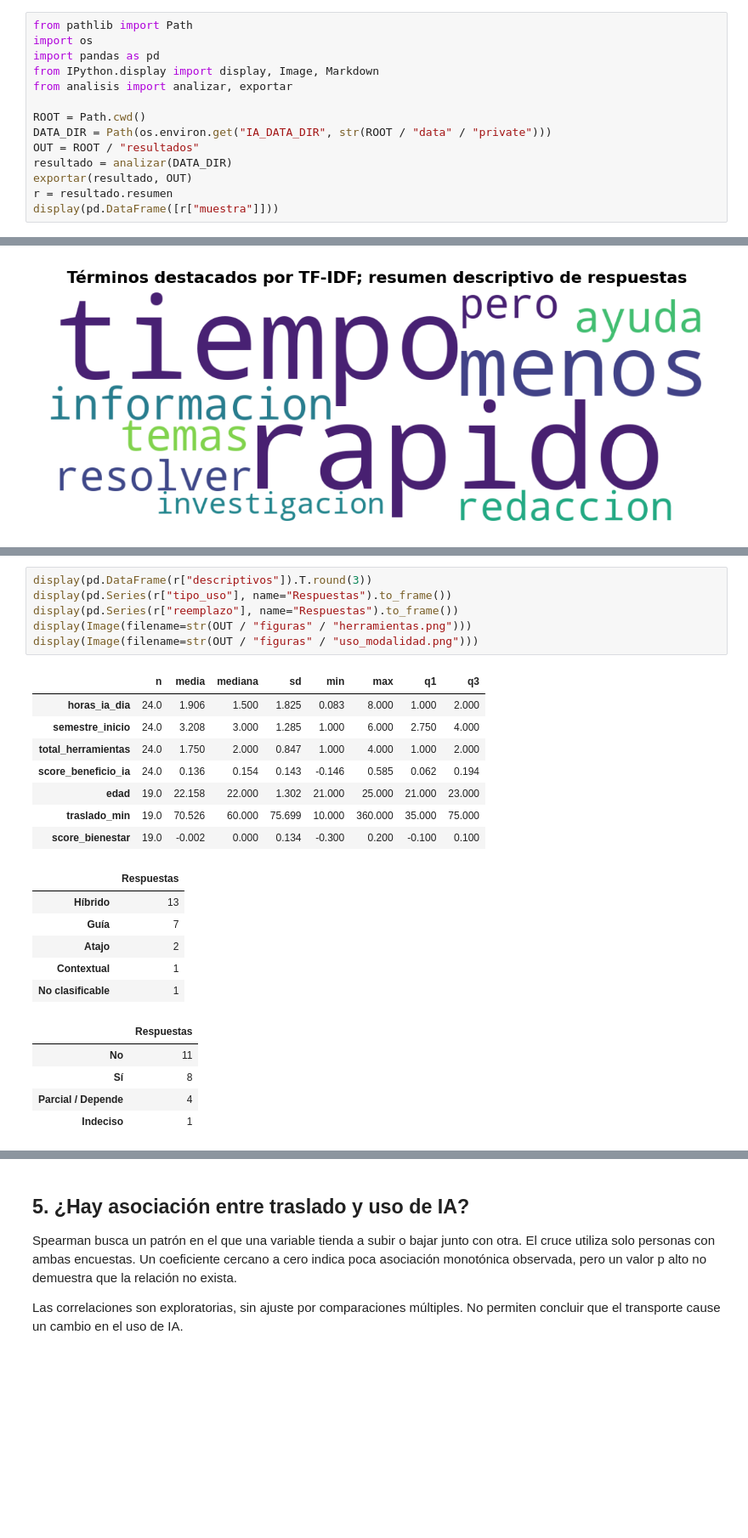
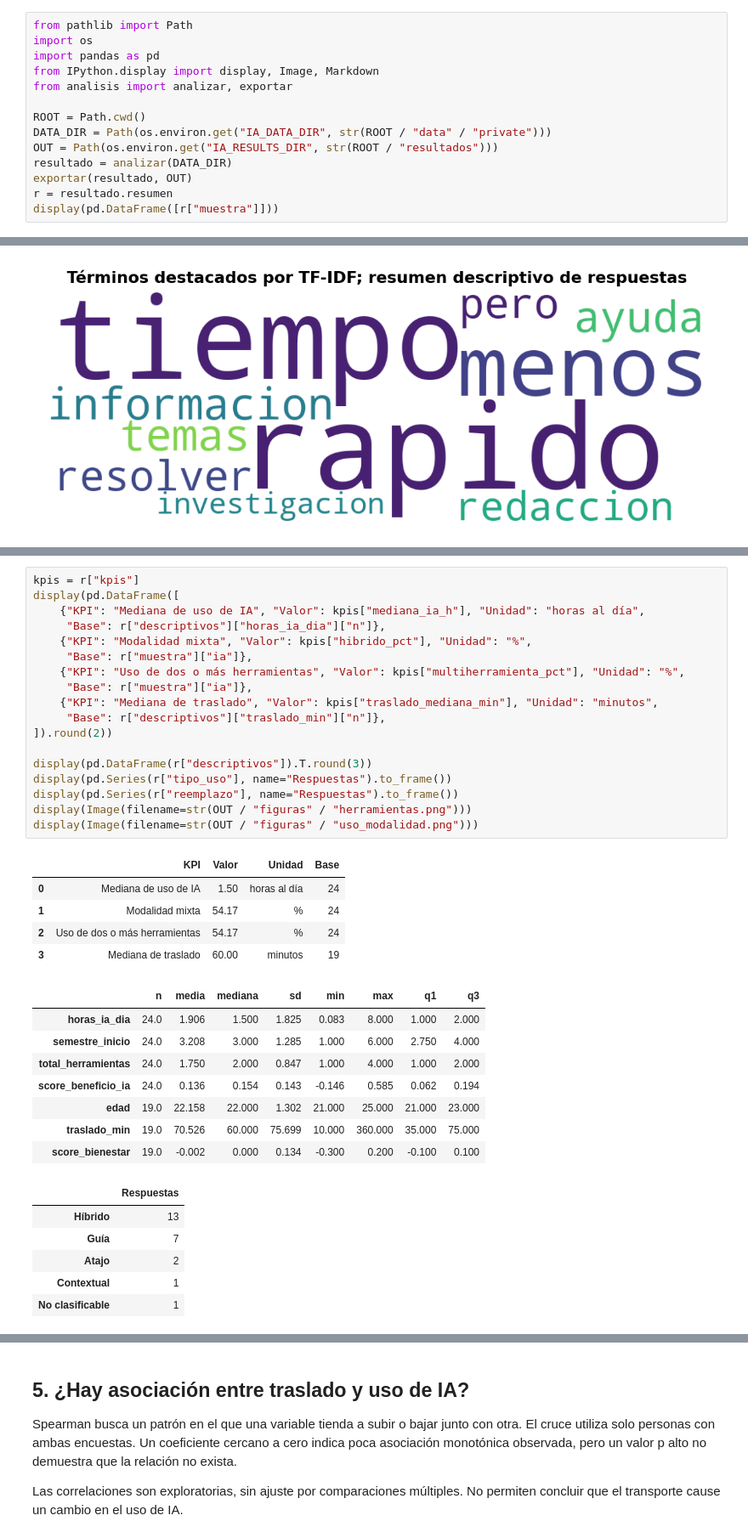
Before and after one commit to 424144407-enviar-it/sistemas-inteligentes-ia-desempeno, a Jupyter notebook: Analisis_IA_Desempeno_MAC_Cuestionarios.ipynb, the cells around one changed output, grey strips where cells are left out. Shown at 85% size. Drawn from its saved outputs; the diff is of its cells as text; blank space fills up the shorter version.

```diff
--- a/Analisis_IA_Desempeno_MAC_Cuestionarios.ipynb
+++ b/Analisis_IA_Desempeno_MAC_Cuestionarios.ipynb
@@ -19,7 +19,7 @@ from analisis import analizar, exportar
 
 ROOT = Path.cwd()
 DATA_DIR = Path(os.environ.get("IA_DATA_DIR", str(ROOT / "data" / "private")))
-OUT = ROOT / "resultados"
+OUT = Path(os.environ.get("IA_RESULTS_DIR", str(ROOT / "resultados")))
 resultado = analizar(DATA_DIR)
 exportar(resultado, OUT)
 r = resultado.resumen
@@ -94,26 +139,38 @@ Los porcentajes descriptivos de IA usan 24 respuestas. Las herramientas permiten
 # %%
+kpis = r["kpis"]
+display(pd.DataFrame([
+    {"KPI": "Mediana de uso de IA", "Valor": kpis["mediana_ia_h"], "Unidad": "horas al día",
+     "Base": r["descriptivos"]["horas_ia_dia"]["n"]},
+    {"KPI": "Modalidad mixta", "Valor": kpis["hibrido_pct"], "Unidad": "%",
+     "Base": r["muestra"]["ia"]},
+    {"KPI": "Uso de dos o más herramientas", "Valor": kpis["multiherramienta_pct"], "Unidad": "%",
+     "Base": r["muestra"]["ia"]},
+    {"KPI": "Mediana de traslado", "Valor": kpis["traslado_mediana_min"], "Unidad": "minutos",
+     "Base": r["descriptivos"]["traslado_min"]["n"]},
+]).round(2))
+
 display(pd.DataFrame(r["descriptivos"]).T.round(3))
 display(pd.Series(r["tipo_uso"], name="Respuestas").to_frame())
 display(pd.Series(r["reemplazo"], name="Respuestas").to_frame())
 display(Image(filename=str(OUT / "figuras" / "herramientas.png")))
 display(Image(filename=str(OUT / "figuras" / "uso_modalidad.png")))
 # %% [output]
-|  | n | media | mediana | sd | min | max | q1 | q3 |
-| horas_ia_dia | 24.0 | 1.906 | 1.500 | 1.825 | 0.083 | 8.000 | 1.000 | 2.000 |
-| semestre_inicio | 24.0 | 3.208 | 3.000 | 1.285 | 1.000 | 6.000 | 2.750 | 4.000 |
-| total_herramientas | 24.0 | 1.750 | 2.000 | 0.847 | 1.000 | 4.000 | 1.000 | 2.000 |
-| score_beneficio_ia | 24.0 | 0.136 | 0.154 | 0.143 | -0.146 | 0.585 | 0.062 | 0.194 |
-| edad | 19.0 | 22.158 | 22.000 | 1.302 | 21.000 | 25.000 | 21.000 | 23.000 |
-| traslado_min | 19.0 | 70.526 | 60.000 | 75.699 | 10.000 | 360.000 | 35.000 | 75.000 |
-| score_bienestar | 19.0 | -0.002 | 0.000 | 0.134 | -0.300 | 0.200 | -0.100 | 0.100 |
+|  | KPI | Valor | Unidad | Base |
+| 0 | Mediana de uso de IA | 1.50 | horas al día | 24 |
+| 1 | Modalidad mixta | 54.17 | % | 24 |
+| 2 | Uso de dos o más herramientas | 54.17 | % | 24 |
+| 3 | Mediana de traslado | 60.00 | minutos | 19 |
-|  | Respuestas |
-| Híbrido | 13 |
-| Guía | 7 |
-| Atajo | 2 |
-| Contextual | 1 |
-| No clasificable | 1 |
+|  | n | media | mediana | sd | min | max | q1 | q3 |
+| horas_ia_dia | 24.0 | 1.906 | 1.500 | 1.825 | 0.083 | 8.000 | 1.000 | 2.000 |
+| semestre_inicio | 24.0 | 3.208 | 3.000 | 1.285 | 1.000 | 6.000 | 2.750 | 4.000 |
+| total_herramientas | 24.0 | 1.750 | 2.000 | 0.847 | 1.000 | 4.000 | 1.000 | 2.000 |
+| score_beneficio_ia | 24.0 | 0.136 | 0.154 | 0.143 | -0.146 | 0.585 | 0.062 | 0.194 |
+| edad | 19.0 | 22.158 | 22.000 | 1.302 | 21.000 | 25.000 | 21.000 | 23.000 |
+| traslado_min | 19.0 | 70.526 | 60.000 | 75.699 | 10.000 | 360.000 | 35.000 | 75.000 |
+| score_bienestar | 19.0 | -0.002 | 0.000 | 0.134 | -0.300 | 0.200 | -0.100 | 0.100 |
 |  | Respuestas |
-| No | 11 |
-| Sí | 8 |
-| Parcial / Depende | 4 |
-| Indeciso | 1 |
+| Híbrido | 13 |
+| Guía | 7 |
+| Atajo | 2 |
+| Contextual | 1 |
+| No clasificable | 1 |
```
Also changed, not shown: parts of 11 cells of this notebook, 23 other files.
